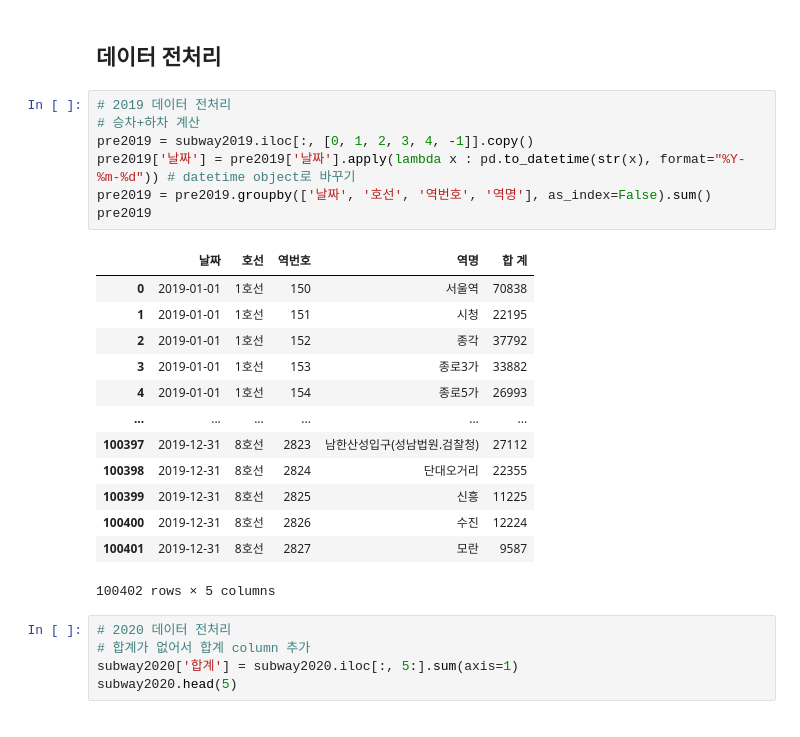
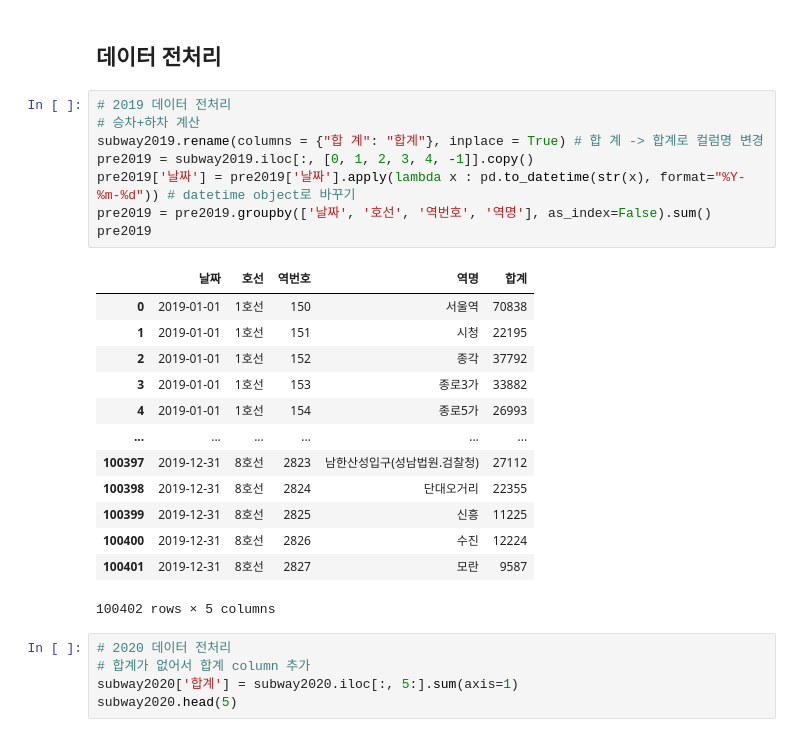
Before and after one commit to SeungyounShin/DGU-DataAnalysis, a Jupyter notebook: hyemin-station.ipynb, the cells around one changed output. Drawn from its saved outputs; the diff is of its cells as text.

```diff
--- a/hyemin-station.ipynb
+++ b/hyemin-station.ipynb
@@ -16,12 +16,13 @@ subway2021 = pd.read_csv('./subway.csv', encoding='cp949')
 # %%
 # 2019 데이터 전처리
 # 승차+하차 계산
+subway2019.rename(columns = {"합 계": "합계"}, inplace = True) # 합 계 -> 합계로 컬럼명 변경
 pre2019 = subway2019.iloc[:, [0, 1, 2, 3, 4, -1]].copy()
 pre2019['날짜'] = pre2019['날짜'].apply(lambda x : pd.to_datetime(str(x), format="%Y-%m-%d")) # datetime object로 바꾸기
 pre2019 = pre2019.groupby(['날짜', '호선', '역번호', '역명'], as_index=False).sum()
 pre2019
 # %% [output]
-|  | 날짜 | 호선 | 역번호 | 역명 | 합 계 |
+|  | 날짜 | 호선 | 역번호 | 역명 | 합계 |
 | 0 | 2019-01-01 | 1호선 | 150 | 서울역 | 70838 |
 | 1 | 2019-01-01 | 1호선 | 151 | 시청 | 22195 |
 | 2 | 2019-01-01 | 1호선 | 152 | 종각 | 37792 |
```
Also changed, not shown: parts of 11 cells of this notebook.
